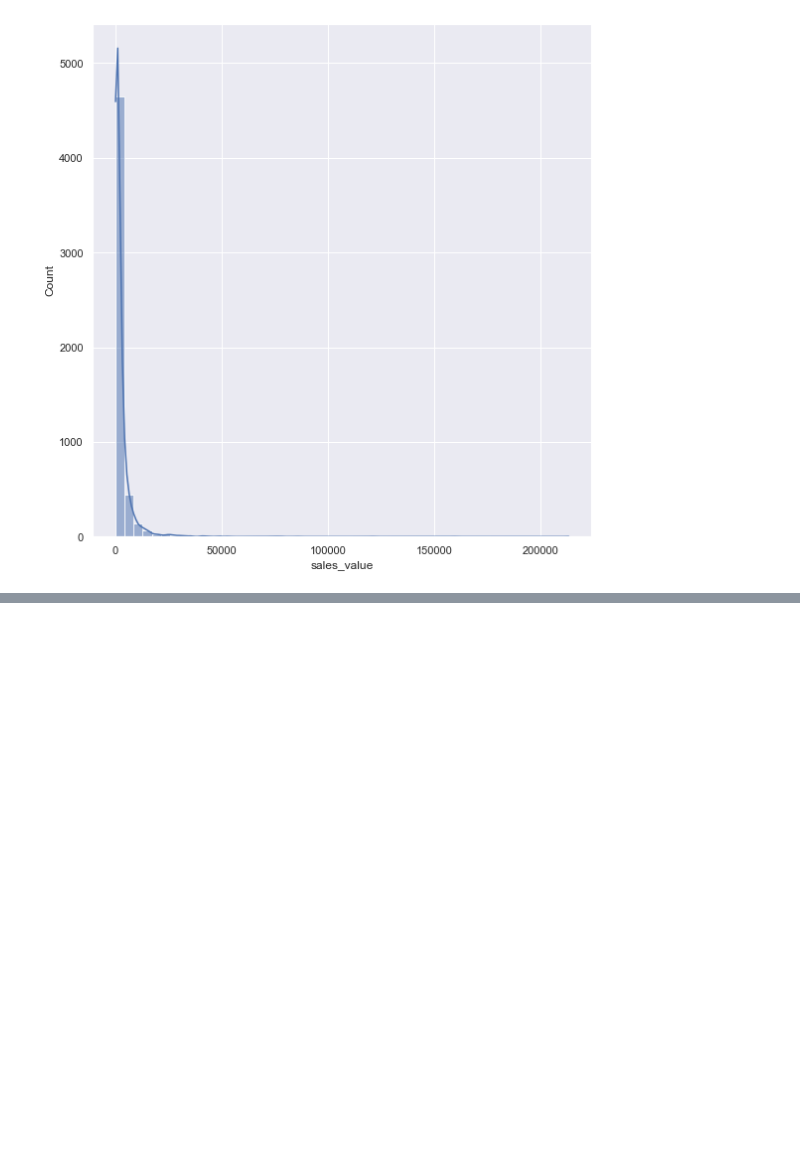
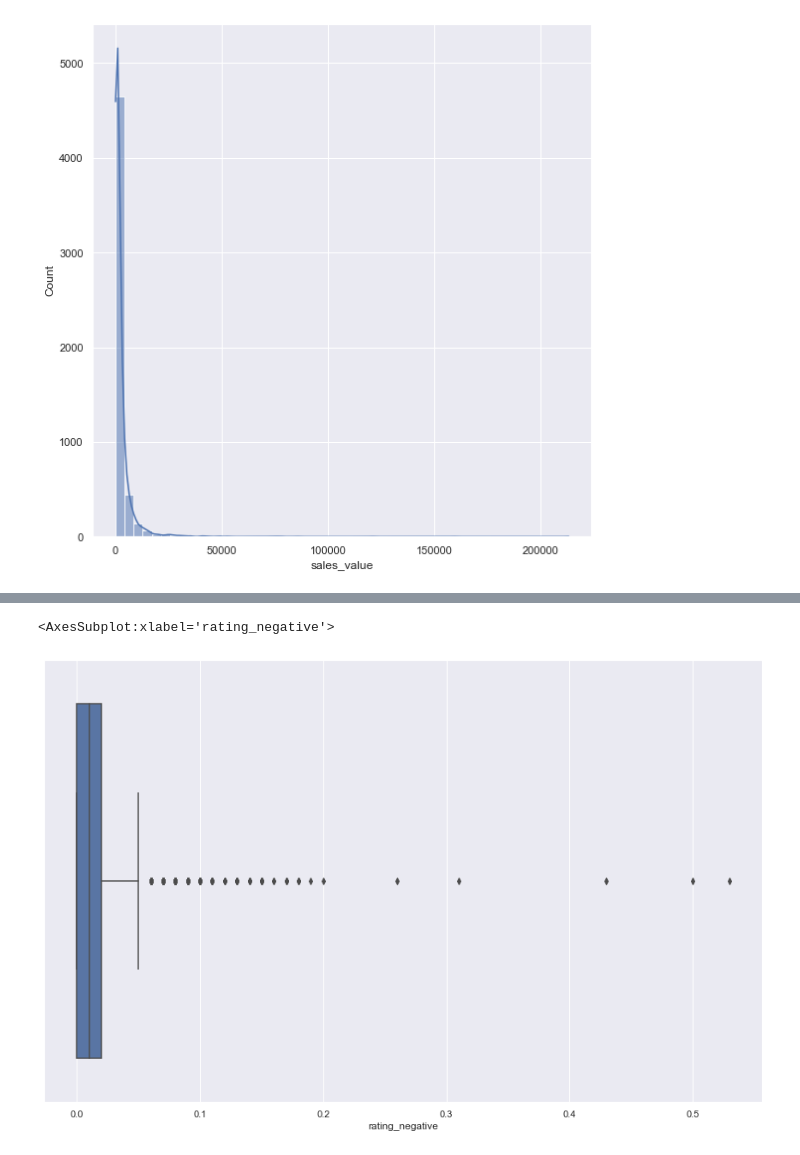
Before and after one commit to ibelogi/meli_challengeDS, a Jupyter notebook: notebooks/02_EDA.ipynb, the cells around one changed output, grey strips where cells are left out. Drawn from its saved outputs; the diff is of its cells as text; code cells hidden in the pictures; blank space fills up the shorter version.

```diff
--- a/notebooks/02_EDA.ipynb
+++ b/notebooks/02_EDA.ipynb
@@ -260,0 +302,7 @@ Index(['categoria_MLA', 'categoria_name', 'seller', 'state', 'city',
+# %%
+plt.rcParams['figure.figsize'] = (12,8)
+# %%
+sns.boxplot(x=data["rating_negative"])
+# %% [output]
+<AxesSubplot:xlabel='rating_negative'>
+[figure, added]
```
Also changed, not shown: parts of 28 cells of this notebook.
